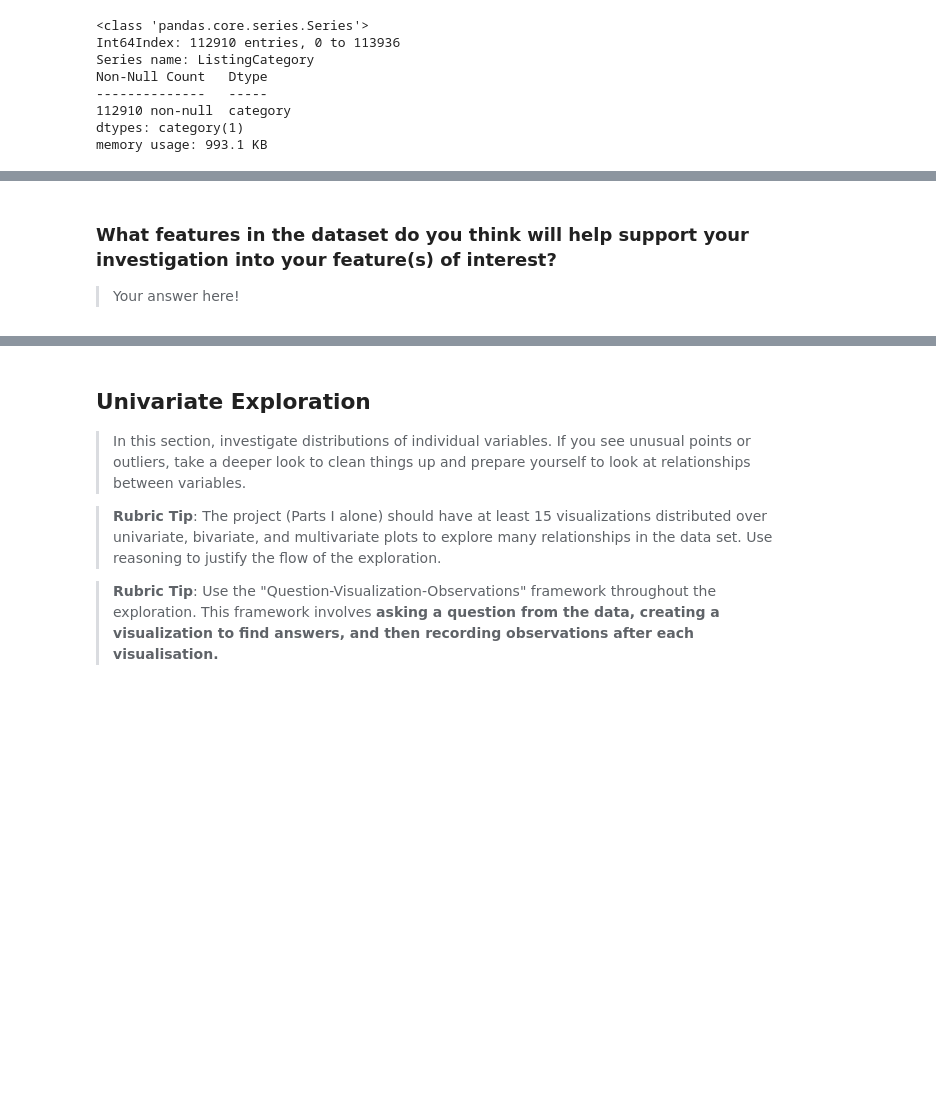
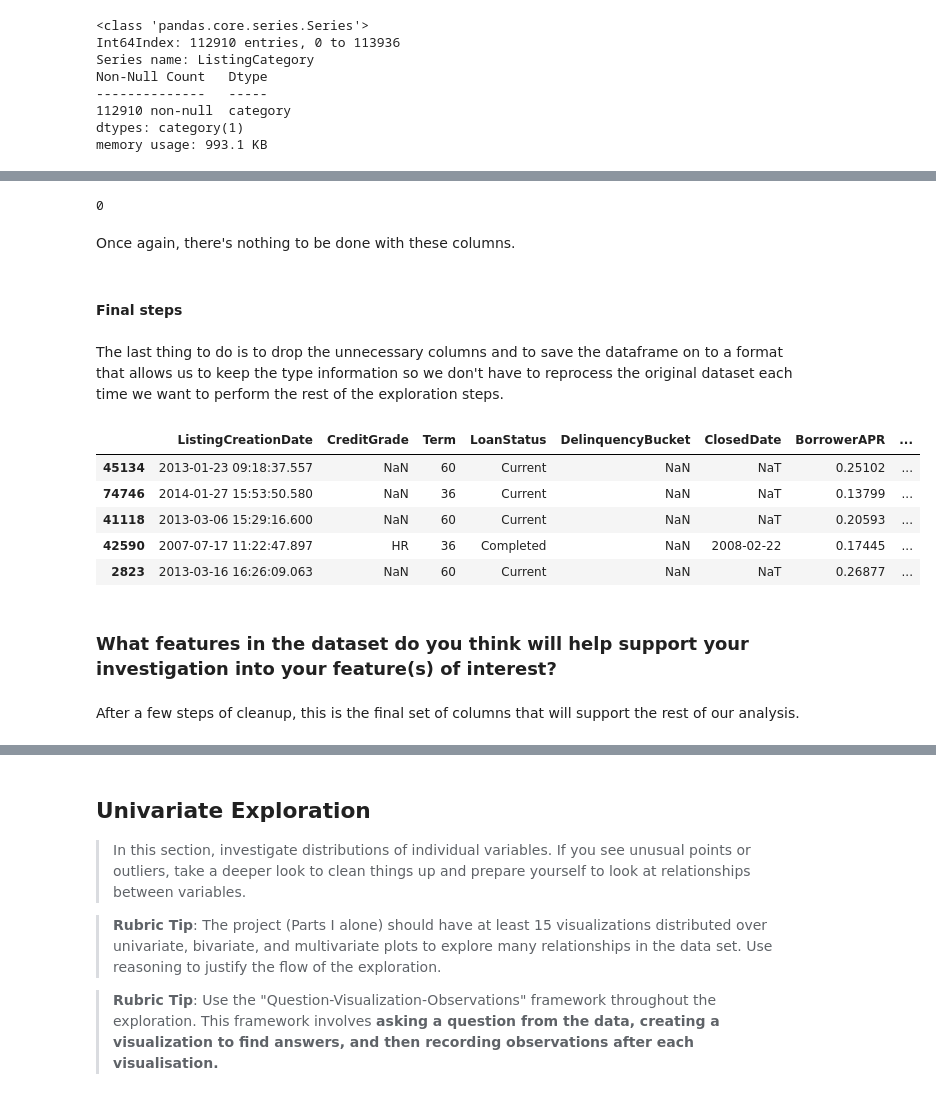
Before and after one commit to abarto/udacity-nd002-comunicate-data-findings, a Jupyter notebook: Part_I_exploration.ipynb, the cells around one changed output, grey strips where cells are left out. Saved outputs shown, nothing was run; the diff lists cells and outputs as text; code cells hidden in the pictures; blank space fills up the shorter version.

```diff
--- a/Part_I_exploration.ipynb
+++ b/Part_I_exploration.ipynb
@@ -570,0 +658,2 @@ memory usage: 993.1 KB
+# %%
+prosper_load_data_clean_df["IsBorrowerHomeowner"] = prosper_load_data_clean_df.IsBorrowerHomeowner.astype("bool")
@@ -570,0 +720,17 @@ memory usage: 993.1 KB
+# %%
+prosper_load_data_clean_df = prosper_load_data_clean_df[prosper_load_data_clean_df.IncomeRange != "$0"]
+# %%
+prosper_load_data_clean_df["IncomeRange"] = prosper_load_data_clean_df.IncomeRange.astype(
+    pd.CategoricalDtype(
+        ordered=True,
+        categories=[
+            "Not employed",
+            "Not displayed",
+            "$1-24,999",
+            "$25,000-49,999",
+            "$50,000-74,999",
+            "$75,000-99,999",
+            "$100,000+"
+        ]
+    )
+)
@@ -570,0 +823,42 @@ memory usage: 993.1 KB
+# %%
+prosper_load_data_clean_df.Investors.isna().sum()
+# %% [output]
+0
+# %% [markdown]
+Once again, there's nothing to be done with these columns.
+# %% [markdown]
+#### Final steps
+# %% [markdown]
+The last thing to do is to drop the unnecessary columns and to save the dataframe on to a format that allows us to keep the type information so we don't have to reprocess the original dataset each time we want to perform the rest of the exploration steps.
+# %%
+prosper_load_data_clean_df = prosper_load_data_clean_df[[
+    "ListingCreationDate",
+    "CreditGrade",
+    "Term",
+    "LoanStatus",
+    "DelinquencyBucket",
+    "ClosedDate",
+    "BorrowerAPR",
+    "ProsperRating (Alpha)",
+    "ListingCategory",
+    "Occupation",
+    "EmploymentStatus",
+    "EmploymentStatusDuration",
+    "IsBorrowerHomeowner",
+    "DebtToIncomeRatio",
+    "IncomeRange",
+    "LoanOriginalAmount",
+    "LoanOriginationDate",
+    "InvestmentFromFriendsCount",
+    "InvestmentFromFriendsAmount",
+    "Investors"
+]]
+# %%
+prosper_load_data_clean_df.sample(5)
+# %% [output]
+|  | ListingCreationDate | CreditGrade | Term | LoanStatus | DelinquencyBucket | ClosedDate | BorrowerAPR | ... |
+| 45134 | 2013-01-23 09:18:37.557 | NaN | 60 | Current | NaN | NaT | 0.25102 | ... |
+| 74746 | 2014-01-27 15:53:50.580 | NaN | 36 | Current | NaN | NaT | 0.13799 | ... |
+| 41118 | 2013-03-06 15:29:16.600 | NaN | 60 | Current | NaN | NaT | 0.20593 | ... |
+| 42590 | 2007-07-17 11:22:47.897 | HR | 36 | Completed | NaN | 2008-02-22 | 0.17445 | ... |
+| 2823 | 2013-03-16 16:26:09.063 | NaN | 60 | Current | NaN | NaT | 0.26877 | ... |
@@ -571,4 +869,4 @@ memory usage: 993.1 KB
 # %% [markdown]
 ### What features in the dataset do you think will help support your investigation into your feature(s) of interest?
-
-> Your answer here!
+# %% [markdown]
+After a few steps of cleanup, this is the final set of columns that will support the rest of our analysis.
```
Also changed, not shown: parts of 51 cells of this notebook, 1 other file.
